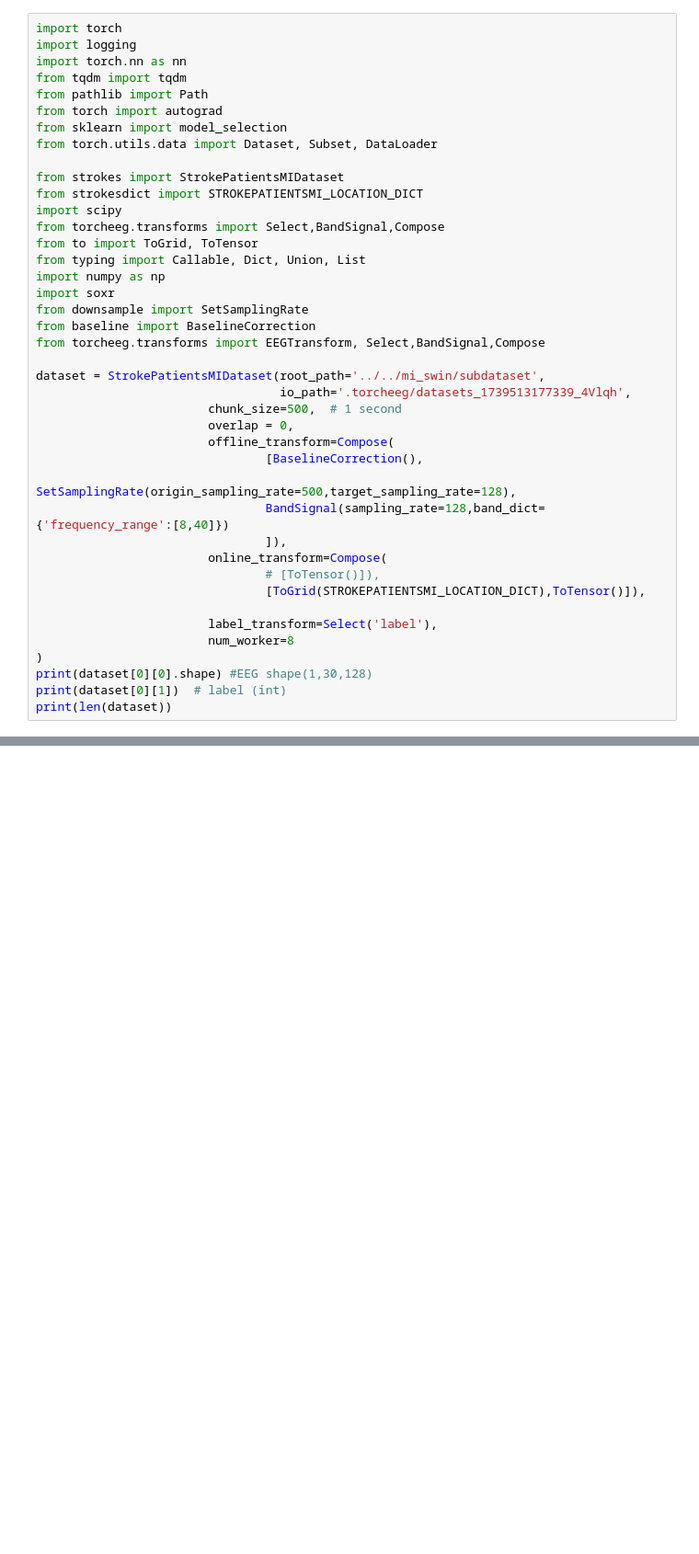
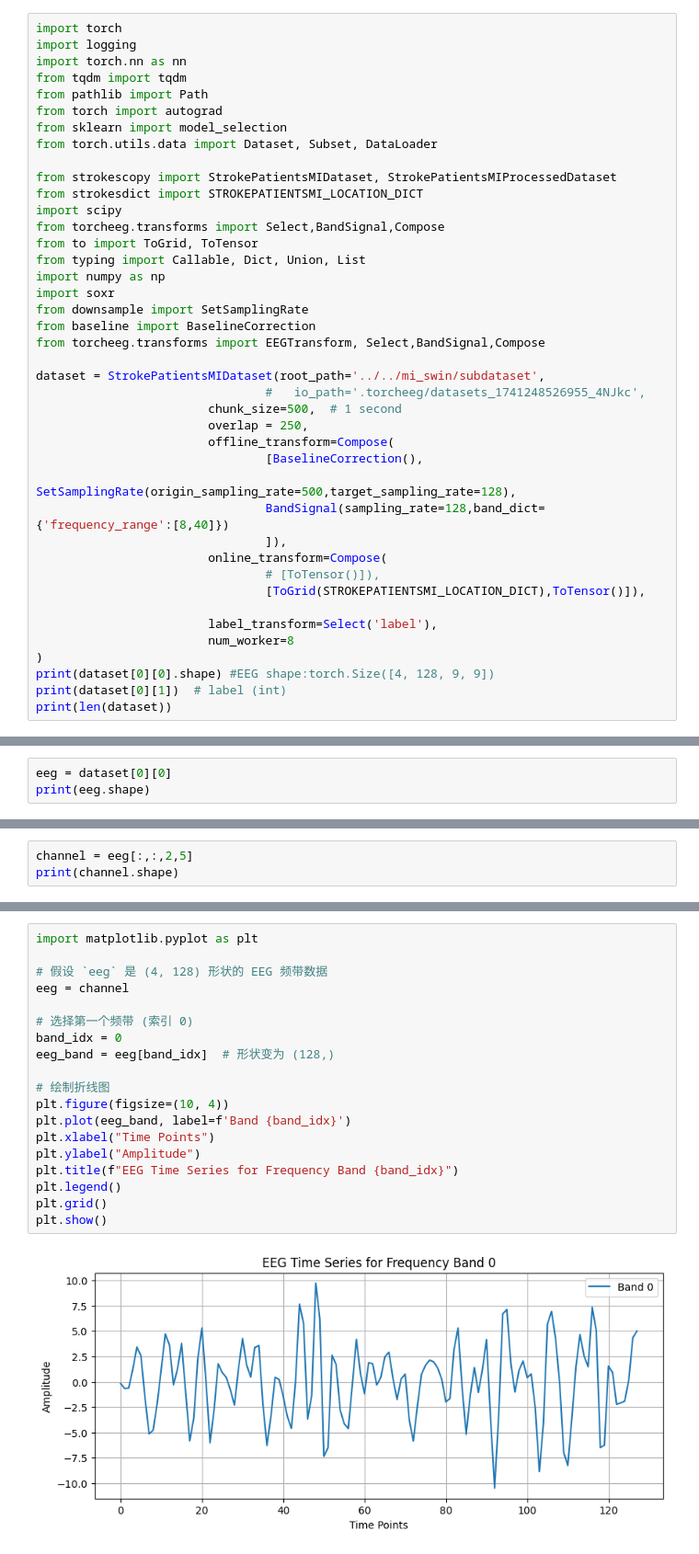
Before and after one commit to KINLAWWW/swin, a Jupyter notebook: GANSER/mycode/workpipe_3dcopy.ipynb, the cells around one changed output, grey strips where cells are left out. Shown at 92% size. Cells and saved outputs as stored; diff of their text form; blank space fills up the shorter version.

```diff
--- a/GANSER/mycode/workpipe_3dcopy.ipynb
+++ b/GANSER/mycode/workpipe_3dcopy.ipynb
@@ -8,7 +8,7 @@ from torch import autograd
 from sklearn import model_selection
 from torch.utils.data import Dataset, Subset, DataLoader
 
-from strokes import StrokePatientsMIDataset
+from strokescopy import StrokePatientsMIDataset, StrokePatientsMIProcessedDataset
 from strokesdict import STROKEPATIENTSMI_LOCATION_DICT
 import scipy
 from torcheeg.transforms import Select,BandSignal,Compose
@@ -21,9 +21,9 @@ from baseline import BaselineCorrection
 from torcheeg.transforms import EEGTransform, Select,BandSignal,Compose
 
 dataset = StrokePatientsMIDataset(root_path='../../mi_swin/subdataset',
-                                  io_path='.torcheeg/datasets_1739513177339_4Vlqh',
+                                #   io_path='.torcheeg/datasets_1741248526955_4NJkc',
                         chunk_size=500,  # 1 second
-                        overlap = 0,
+                        overlap = 250,
                         offline_transform=Compose(
                                 [BaselineCorrection(),
                                 SetSamplingRate(origin_sampling_rate=500,target_sampling_rate=128),
@@ -36,7 +36,7 @@ dataset = StrokePatientsMIDataset(root_path='../../mi_swin/subdataset',
                         label_transform=Select('label'),
                         num_worker=8
 )
-print(dataset[0][0].shape) #EEG shape(1,30,128)
+print(dataset[0][0].shape) #EEG shape:torch.Size([4, 128, 9, 9])
 print(dataset[0][1])  # label (int)
 print(len(dataset))
 # %% [output]
@@ -305,0 +332,3 @@ for i, score in enumerate(test_metrics):
+# %%
+eeg = dataset[0][0]
+print(eeg.shape)
@@ -305,0 +337,3 @@ for i, score in enumerate(test_metrics):
+# %%
+channel = eeg[:,:,2,5]
+print(channel.shape)
@@ -305,0 +342,21 @@ for i, score in enumerate(test_metrics):
+# %%
+import matplotlib.pyplot as plt
+
+# 假设 `eeg` 是 (4, 128) 形状的 EEG 频带数据
+eeg = channel
+
+# 选择第一个频带 (索引 0)
+band_idx = 0
+eeg_band = eeg[band_idx]  # 形状变为 (128,)
+
+# 绘制折线图
+plt.figure(figsize=(10, 4))
+plt.plot(eeg_band, label=f'Band {band_idx}')
+plt.xlabel("Time Points")
+plt.ylabel("Amplitude")
+plt.title(f"EEG Time Series for Frequency Band {band_idx}")
+plt.legend()
+plt.grid()
+plt.show()
+# %% [output]
+[figure, added]
```
Also changed, not shown: parts of 13 cells of this notebook, 13 other files.
